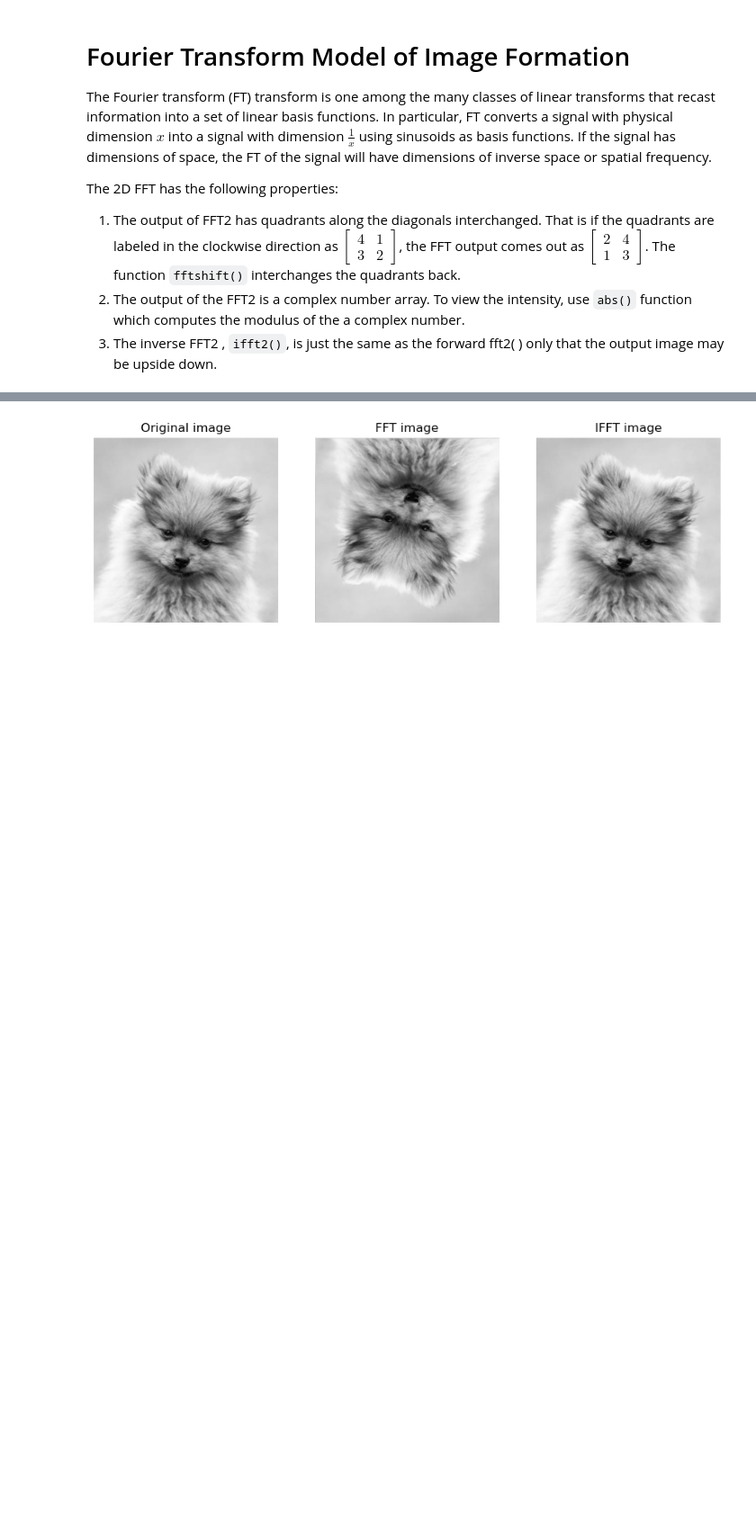
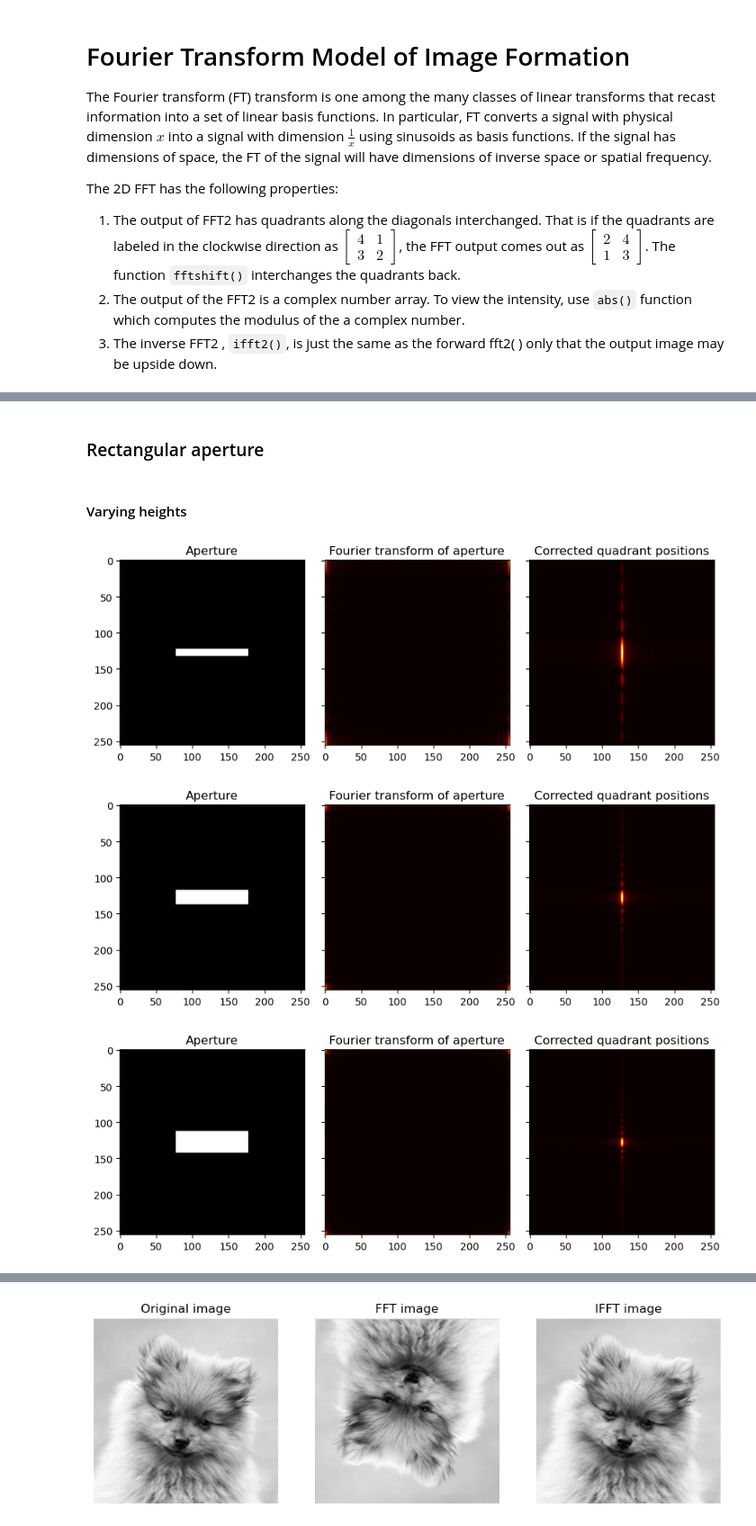
Before and after one commit to npcrmns/App-Physics-157, a Jupyter notebook: [2] Fourier Transform Model of Image Formation/Fourier Transform Model of Image Formation.ipynb, the cells around one changed output, grey strips where cells are left out. Shown at 90% size. Saved outputs shown, nothing was run; the diff lists cells and outputs as text; code cells hidden in the pictures; blank space fills up the shorter version.

```diff
--- a/[2] Fourier Transform Model of Image Formation/Fourier Transform Model of Image Formation.ipynb
+++ b/[2] Fourier Transform Model of Image Formation/Fourier Transform Model of Image Formation.ipynb
@@ -55,0 +59,25 @@ for rad in radius:
+# %% [markdown]
+### Rectangular aperture
+# %%
+def rectangular_aperture(width, height, resolution):
+    aperture = np.zeros((resolution, resolution), float)
+    center = [resolution/2, resolution/2]
+    width_array = np.arange(center[0] - width//2, center[0] + width//2)
+    height_array = np.arange(center[1] - height//2, center[1] + height//2)
+    for w in width_array:
+        for h in height_array:
+            aperture[int(h)][int(w)] = 1.0
+
+    return aperture
+# %% [markdown]
+#### Varying heights
+# %%
+height = [10, 20, 30]
+
+for h in height:
+    aperture_fft(rectangular_aperture(100, h, 256))
+    plt.savefig("height {}.png".format(h))
+# %% [output]
+[figure, added]
+[figure, added]
+[figure, added]
```
Also changed, not shown: parts of 15 cells of this notebook, 12 other files.
